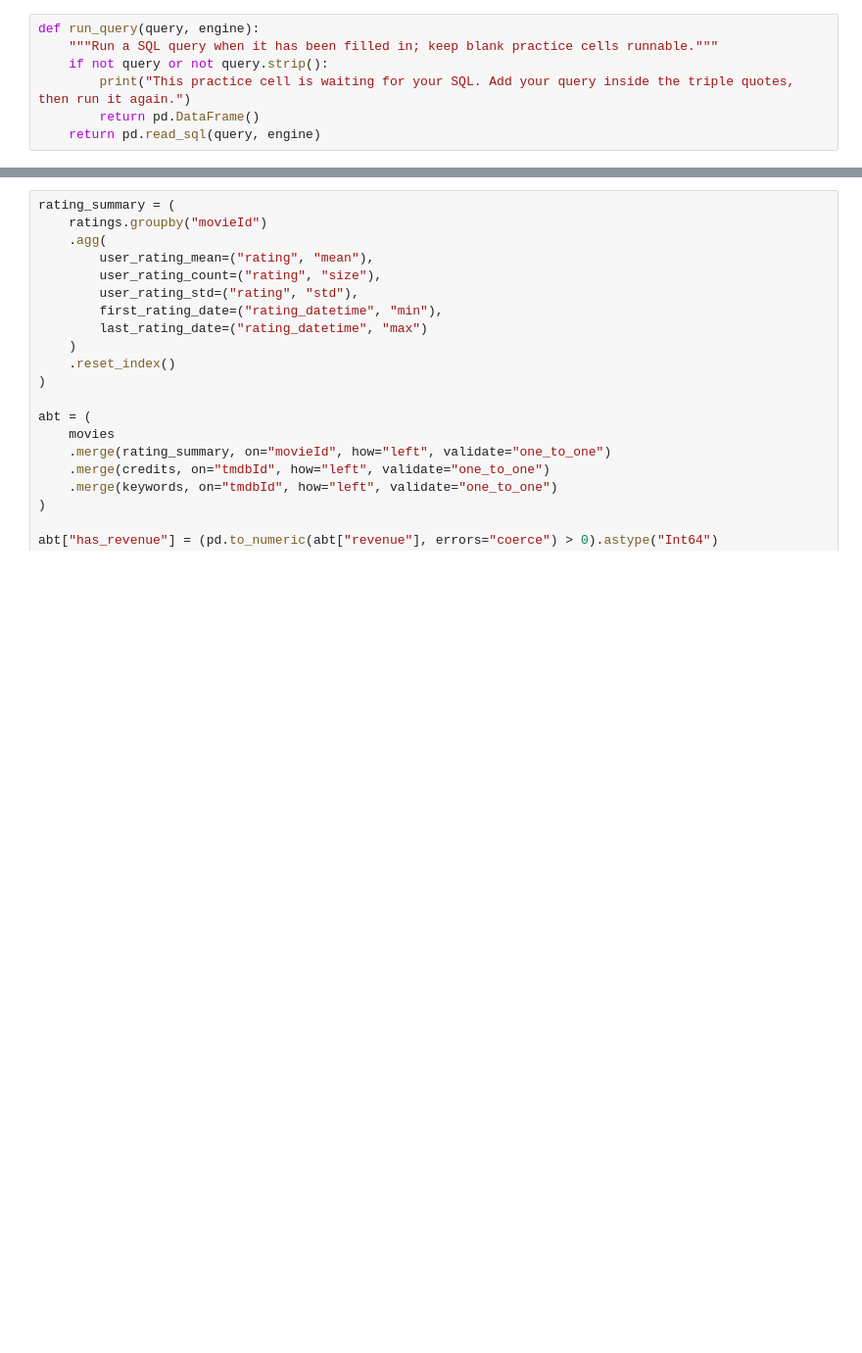
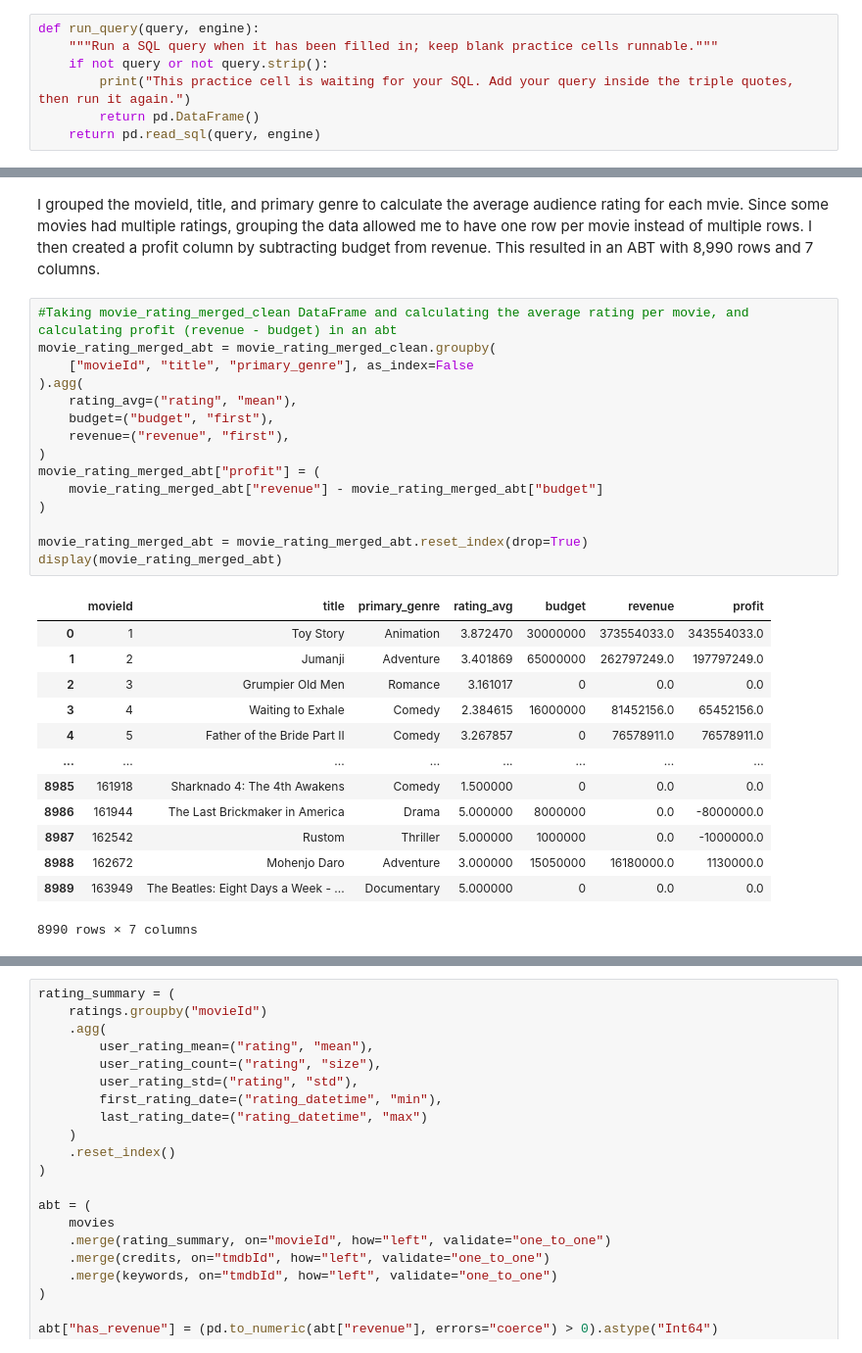
Before and after one commit to mlholg99/ban6003-project-movie-template-Meagan_Holguin, a Jupyter notebook: notebooks/movies_project_starter.ipynb, the cells around one changed output, grey strips where cells are left out. Shown at 98% size. Drawn from its saved outputs; the diff is of its cells as text; blank space fills up the shorter version.

```diff
--- a/notebooks/movies_project_starter.ipynb
+++ b/notebooks/movies_project_starter.ipynb
@@ -530,3 +524,34 @@ display(movie_rating_merged_clean)
+# %% [markdown]
+I grouped the movieId, title, and primary genre to calculate the average audience rating for each mvie. Since some movies had multiple ratings, grouping the data allowed me to have one row per movie instead of multiple rows. I then created a profit column by subtracting budget from revenue. This resulted in an ABT with 8,990 rows and 7 columns.
+# %%
+#Taking movie_rating_merged_clean DataFrame and calculating the average rating per movie, and calculating profit (revenue - budget) in an abt
+movie_rating_merged_abt = movie_rating_merged_clean.groupby(
+    ["movieId", "title", "primary_genre"], as_index=False
+).agg(
+    rating_avg=("rating", "mean"),
+    budget=("budget", "first"),
+    revenue=("revenue", "first"),
+)
+movie_rating_merged_abt["profit"] = (
+    movie_rating_merged_abt["revenue"] - movie_rating_merged_abt["budget"]
+)
+
+movie_rating_merged_abt = movie_rating_merged_abt.reset_index(drop=True)
+display(movie_rating_merged_abt)
+# %% [output]
+|  | movieId | title | primary_genre | rating_avg | budget | revenue | profit |
+| 0 | 1 | Toy Story | Animation | 3.872470 | 30000000 | 373554033.0 | 343554033.0 |
+| 1 | 2 | Jumanji | Adventure | 3.401869 | 65000000 | 262797249.0 | 197797249.0 |
+| 2 | 3 | Grumpier Old Men | Romance | 3.161017 | 0 | 0.0 | 0.0 |
+| 3 | 4 | Waiting to Exhale | Comedy | 2.384615 | 16000000 | 81452156.0 | 65452156.0 |
+| 4 | 5 | Father of the Bride Part II | Comedy | 3.267857 | 0 | 76578911.0 | 76578911.0 |
+| ... | ... | ... | ... | ... | ... | ... | ... |
+| 8985 | 161918 | Sharknado 4: The 4th Awakens | Comedy | 1.500000 | 0 | 0.0 | 0.0 |
+| 8986 | 161944 | The Last Brickmaker in America | Drama | 5.000000 | 8000000 | 0.0 | -8000000.0 |
+| 8987 | 162542 | Rustom | Thriller | 5.000000 | 1000000 | 0.0 | -1000000.0 |
+| 8988 | 162672 | Mohenjo Daro | Adventure | 3.000000 | 15050000 | 16180000.0 | 1130000.0 |
+| 8989 | 163949 | The Beatles: Eight Days a Week - ... | Documentary | 5.000000 | 0 | 0.0 | 0.0 |
+8990 rows × 7 columns
 # %%
 print("Movies Before Merge", len(movies))
 print("Ratings Before Merge", len(ratings))
```
Also changed, not shown: parts of 6 cells of this notebook.
